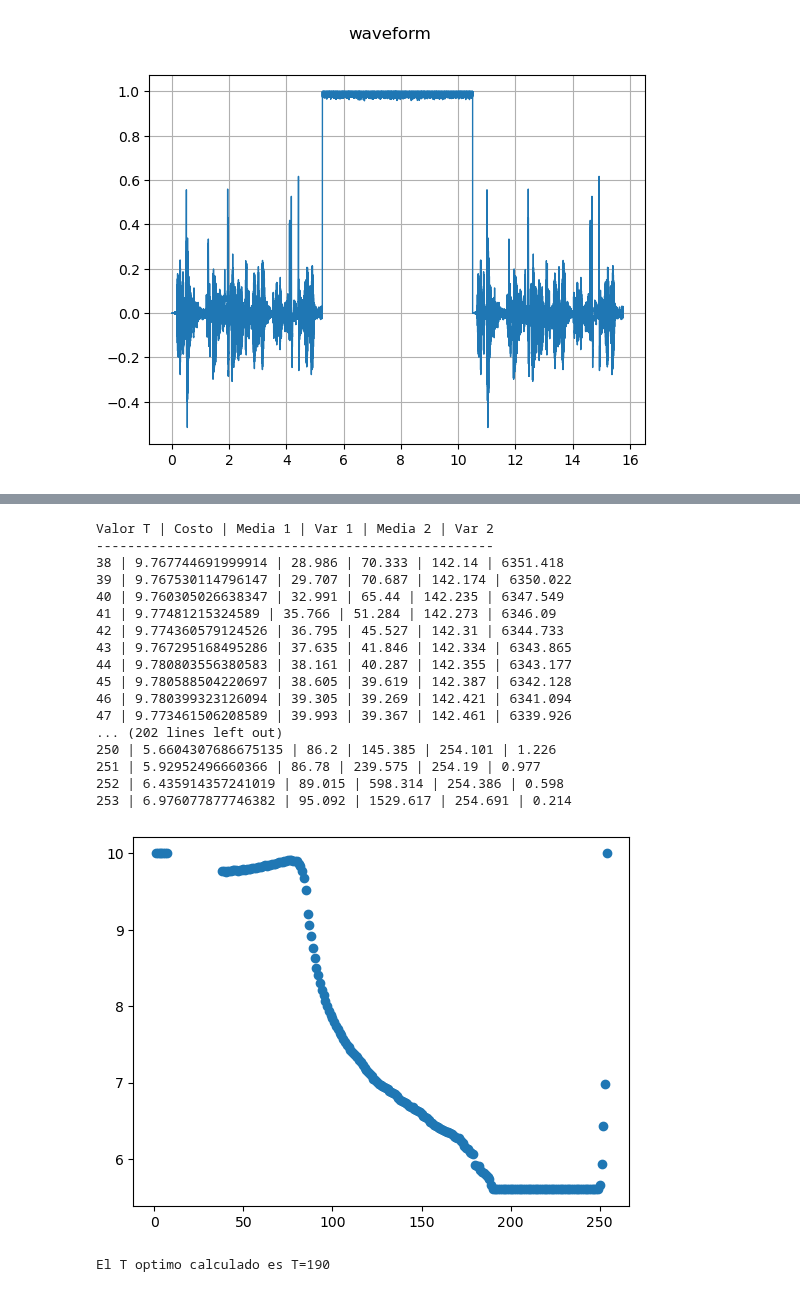
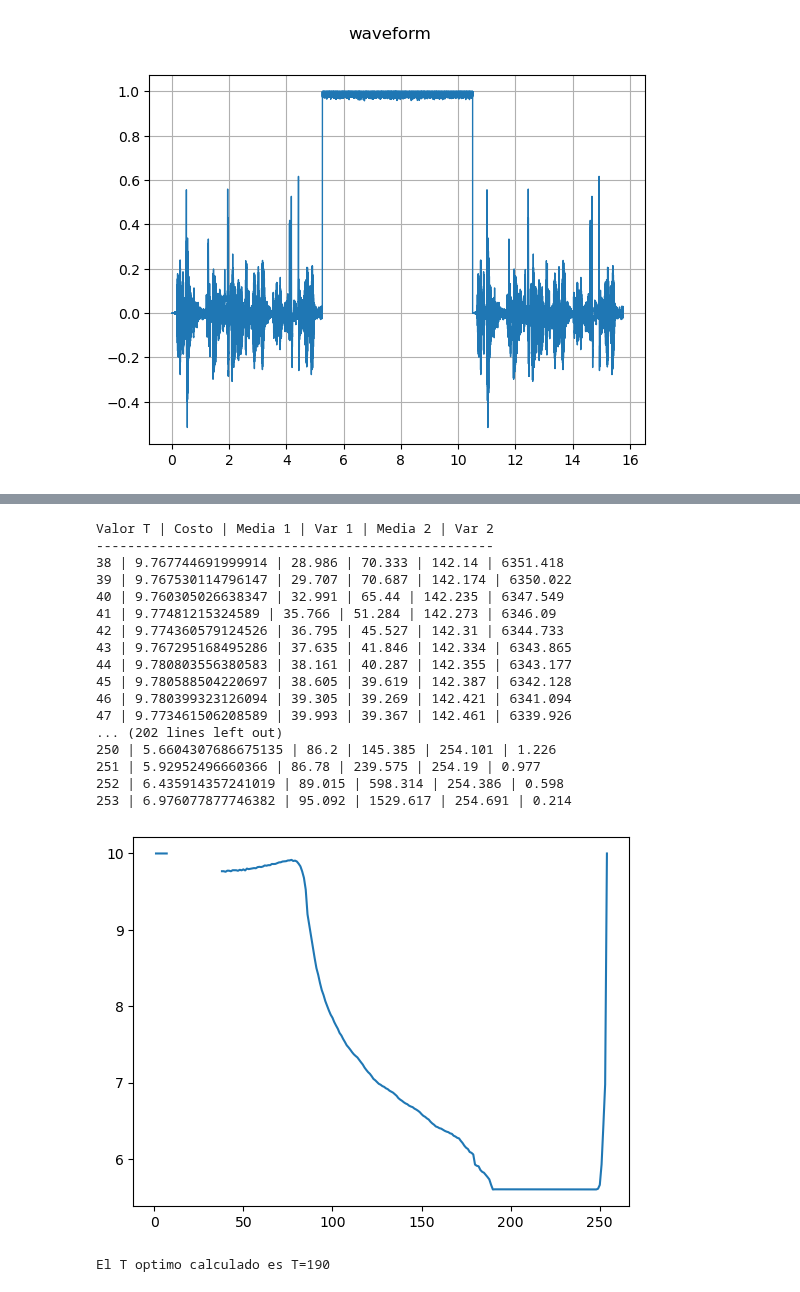
Before and after one commit to YoksanVC/TEC_DataScienceCert, a Jupyter notebook: Module_3_Estadistica_CienciaDatos/Trabajo_Practico_0_Kittler/Trabajo_Practico_0_Kittler.ipynb, the cells around one changed output, grey strips where cells are left out. Cells and saved outputs as stored; diff of their text form; code cells hidden in the pictures.

```diff
--- a/Module_3_Estadistica_CienciaDatos/Trabajo_Practico_0_Kittler/Trabajo_Practico_0_Kittler.ipynb
+++ b/Module_3_Estadistica_CienciaDatos/Trabajo_Practico_0_Kittler/Trabajo_Practico_0_Kittler.ipynb
@@ -381,7 +365,7 @@ array_audio = audio_waveform.ravel()
 array_audio = torch.tensor((array_audio - torch.min(array_audio))/(torch.max(array_audio)-torch.min(array_audio)))*255
 print(array_audio)
 
-hist_audio, bins_audio = np.histogram(array_audio, bins = 256, range=(0,256))
+hist_audio, bins_audio = np.histogram(array_audio, bins = 300, range=(0,300))
 hist_audio_norm = hist_audio/hist_audio.sum()
 plot_bar(bins_audio,hist_audio_norm,"z","Densidad Normalizada","Histograma del audio contaminated_audio.wav")
 # %% [output]
@@ -390,6 +374,6 @@ tensor([86.8238, 86.8392, 86.8289,  ..., 89.4979, 89.2618, 89.7545])
 # %%
 # Creando el eje X para crear la grafica de J(T)
-eje_x = np.arange(0,256)
+eje_x = np.arange(0,300)
 valores_J_T = []
 
 T = 0
@@ -397,35 +381,35 @@ print("Valor T | Costo | Media 1 | Var 1 | Media 2 | Var 2")
 print("---------------------------------------------------")
 for T in range(len(eje_x)):
     # Creando los momentos estadisticos
     P_1,P_2,m_1,m_2,var_1,var_2 = calcular_momentos_estadisticos(T,hist_audio_norm)
 
     # Obteniendo los valores de J(T) para cada valor de T
     costo = calcular_costo_J_T(P_1,var_1,P_2,var_2)
     if(0 < costo < 10):
         print(f"{T} | {costo} | {m_1} | {var_1} | {m_2} | {var_2}")
     valores_J_T.append(costo)
 
-plt.scatter(eje_x,valores_J_T)
+plt.plot(eje_x,valores_J_T)
 plt.show()
 # %% [output]
 Valor T | Costo | Media 1 | Var 1 | Media 2 | Var 2
 ---------------------------------------------------
 38 | 9.767744691999914 | 28.986 | 70.333 | 142.14 | 6351.418
 39 | 9.767530114796147 | 29.707 | 70.687 | 142.174 | 6350.022
 40 | 9.760305026638347 | 32.991 | 65.44 | 142.235 | 6347.549
 41 | 9.77481215324589 | 35.766 | 51.284 | 142.273 | 6346.09
 42 | 9.774360579124526 | 36.795 | 45.527 | 142.31 | 6344.733
 43 | 9.767295168495286 | 37.635 | 41.846 | 142.334 | 6343.865
 44 | 9.780803556380583 | 38.161 | 40.287 | 142.355 | 6343.177
 45 | 9.780588504220697 | 38.605 | 39.619 | 142.387 | 6342.128
 46 | 9.780399323126094 | 39.305 | 39.269 | 142.421 | 6341.094
 47 | 9.773461506208589 | 39.993 | 39.367 | 142.461 | 6339.926
 ... (202 lines left out)
 250 | 5.6604307686675135 | 86.2 | 145.385 | 254.101 | 1.226
 251 | 5.92952496660366 | 86.78 | 239.575 | 254.19 | 0.977
 252 | 6.435914357241019 | 89.015 | 598.314 | 254.386 | 0.598
 253 | 6.976077877746382 | 95.092 | 1529.617 | 254.691 | 0.214
-[figure, old version]
+[figure, new version]
 # %%
 # Creando un nuevo audio limpio
 vector_audio = torch.tensor(array_audio)
```
Also changed, not shown: parts of 11 cells of this notebook.
